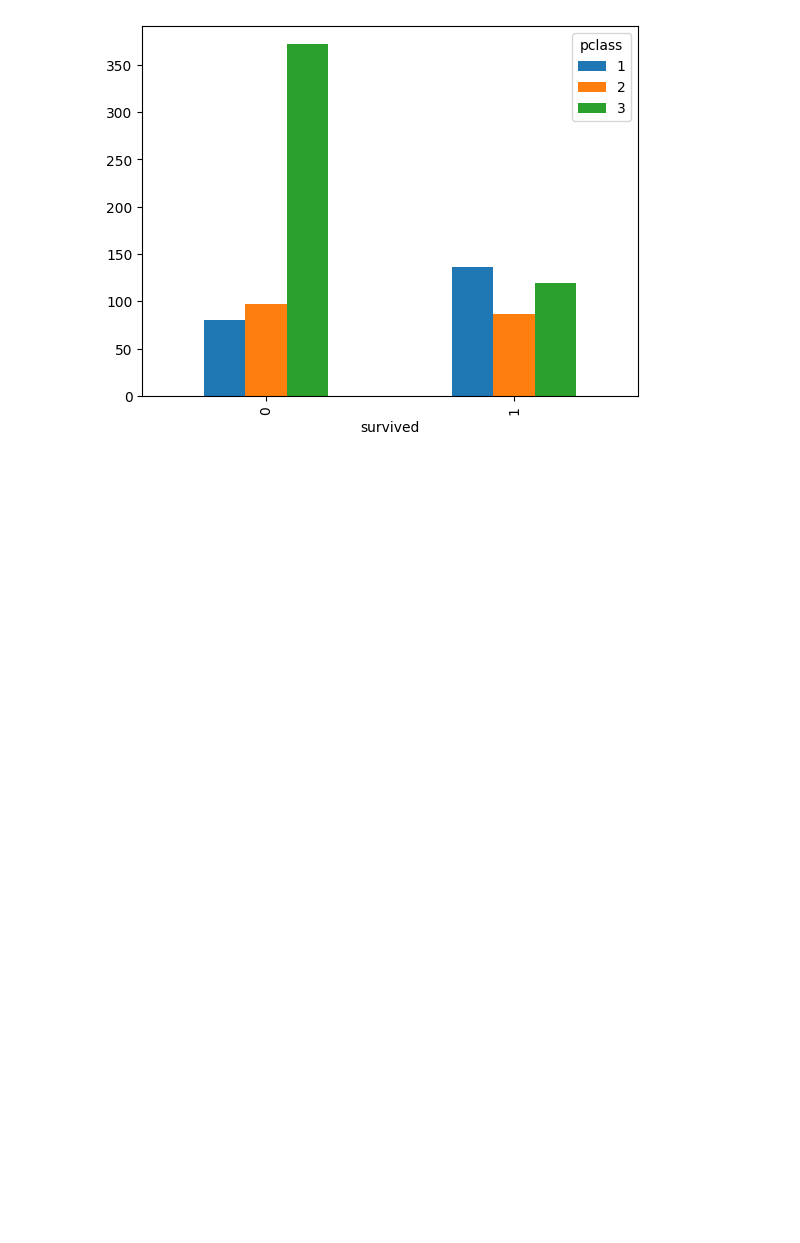
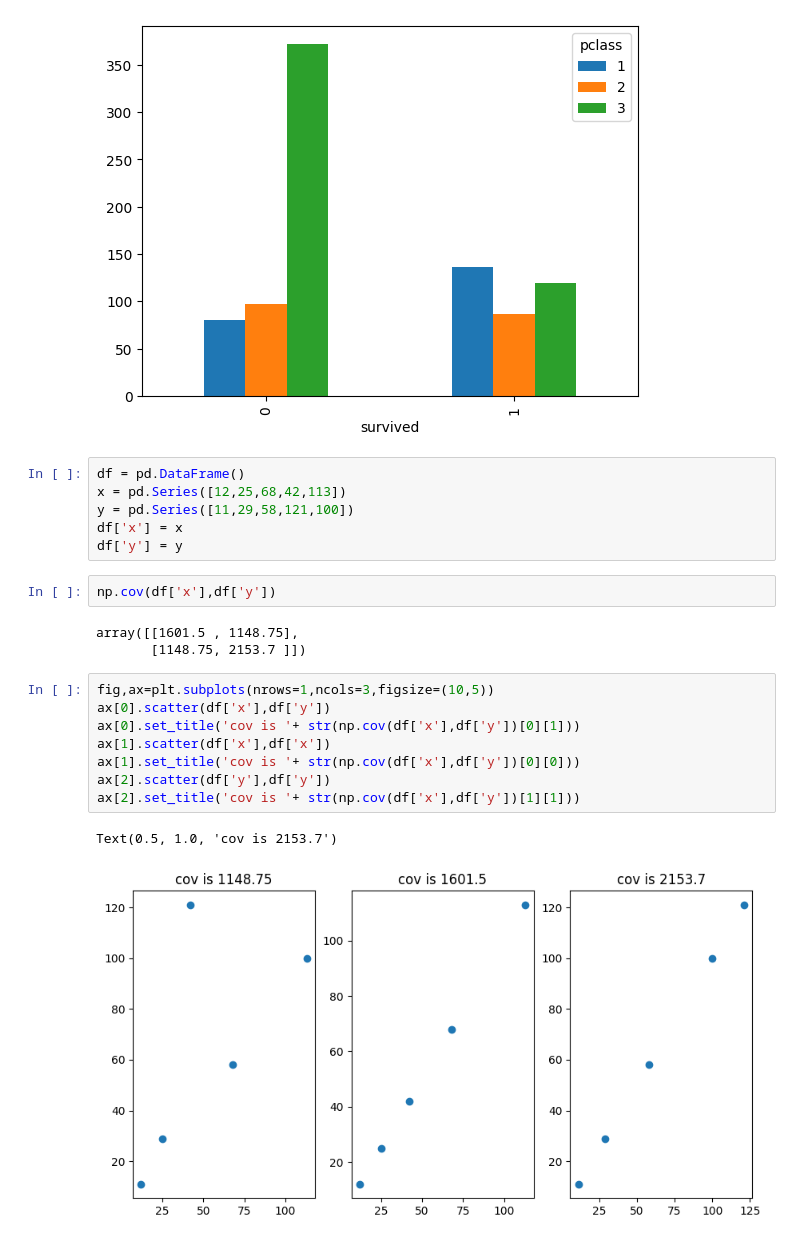
Before and after one commit to priyansh-commits/practice, a Jupyter notebook: stats.ipynb, the cells around one changed output. Cells and saved outputs as stored; diff of their text form; blank space fills up the shorter version.

```diff
--- a/stats.ipynb
+++ b/stats.ipynb
@@ -12,3 +13,25 @@ df.pivot_table(index='survived',columns='pclass',values='alive',aggfunc='count')
 # %% [output]
 <Axes: xlabel='survived'>
 [figure]
+# %%
+df = pd.DataFrame()
+x = pd.Series([12,25,68,42,113])
+y = pd.Series([11,29,58,121,100])
+df['x'] = x
+df['y'] = y
+# %%
+np.cov(df['x'],df['y'])
+# %% [output]
+array([[1601.5 , 1148.75],
+       [1148.75, 2153.7 ]])
+# %%
+fig,ax=plt.subplots(nrows=1,ncols=3,figsize=(10,5))
+ax[0].scatter(df['x'],df['y'])
+ax[0].set_title('cov is '+ str(np.cov(df['x'],df['y'])[0][1]))
+ax[1].scatter(df['x'],df['x'])
+ax[1].set_title('cov is '+ str(np.cov(df['x'],df['y'])[0][0]))
+ax[2].scatter(df['y'],df['y'])
+ax[2].set_title('cov is '+ str(np.cov(df['x'],df['y'])[1][1]))
+# %% [output]
+Text(0.5, 1.0, 'cov is 2153.7')
+[figure, added]
```
Also changed, not shown: parts of 2 cells of this notebook.
